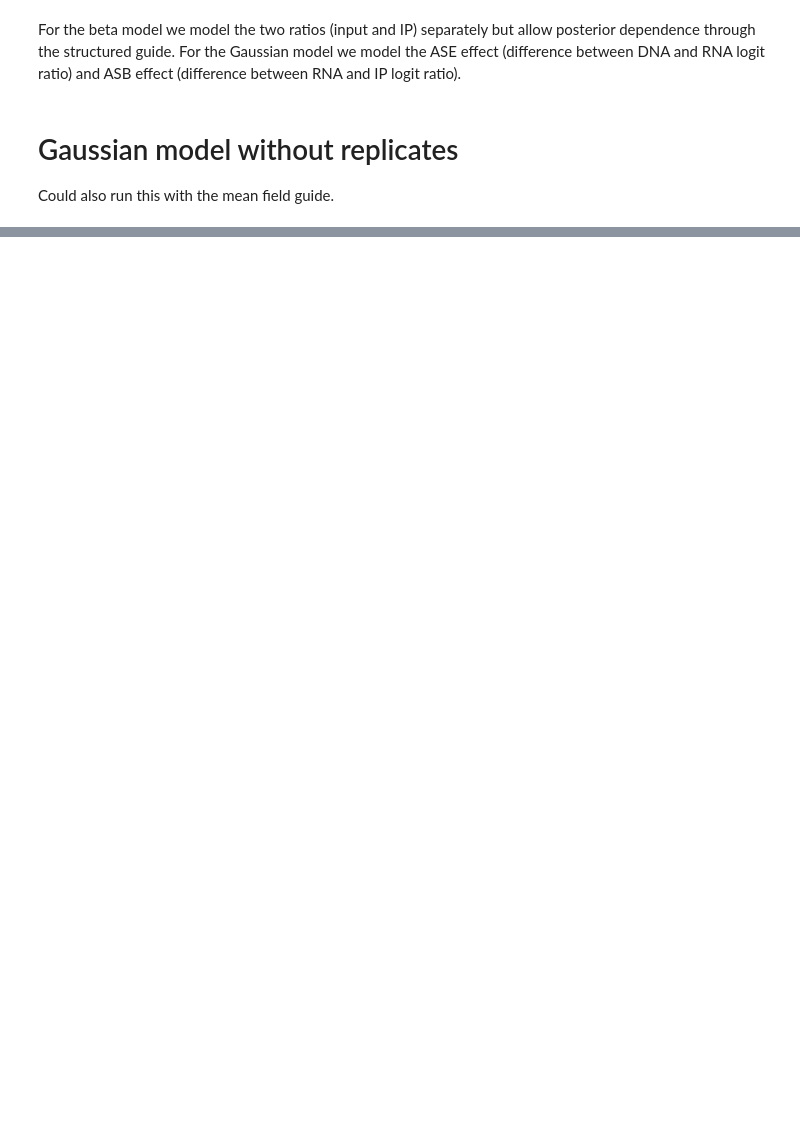
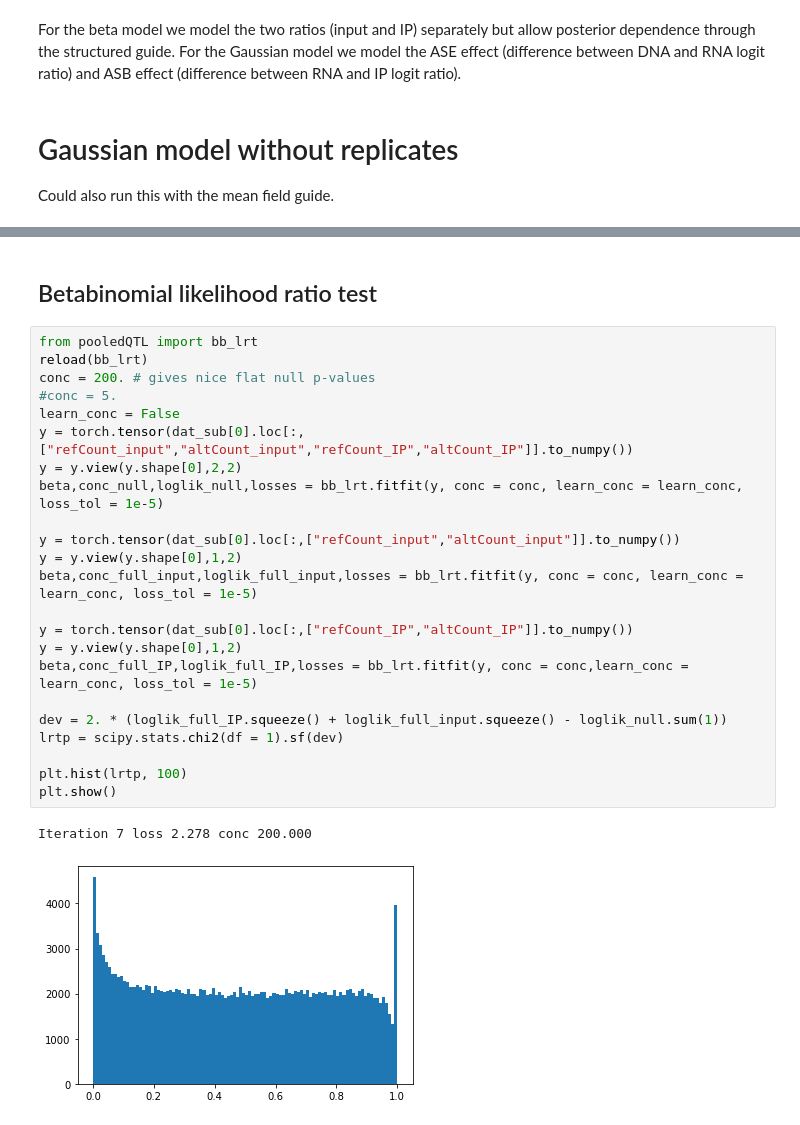
Before and after one commit to daklab/poolqtl, a Jupyter notebook: src/1_detect_ASB_RBFOX2.ipynb, the cells around one changed output, grey strips where cells are left out. Cells and saved outputs as stored; diff of their text form; blank space fills up the shorter version.

```diff
--- a/src/1_detect_ASB_RBFOX2.ipynb
+++ b/src/1_detect_ASB_RBFOX2.ipynb
@@ -192,0 +219,28 @@ Learned hyperparameters: {'ase_scale': 0.18900948762893677, 'input_count_conc':
+# %% [markdown]
+## Betabinomial likelihood ratio test
+# %%
+from pooledQTL import bb_lrt
+reload(bb_lrt)
+conc = 200. # gives nice flat null p-values
+#conc = 5.
+learn_conc = False
+y = torch.tensor(dat_sub[0].loc[:,["refCount_input","altCount_input","refCount_IP","altCount_IP"]].to_numpy())
+y = y.view(y.shape[0],2,2)
+beta,conc_null,loglik_null,losses = bb_lrt.fitfit(y, conc = conc, learn_conc = learn_conc, loss_tol = 1e-5)
+
+y = torch.tensor(dat_sub[0].loc[:,["refCount_input","altCount_input"]].to_numpy())
+y = y.view(y.shape[0],1,2)
+beta,conc_full_input,loglik_full_input,losses = bb_lrt.fitfit(y, conc = conc, learn_conc = learn_conc, loss_tol = 1e-5)
+
+y = torch.tensor(dat_sub[0].loc[:,["refCount_IP","altCount_IP"]].to_numpy())
+y = y.view(y.shape[0],1,2)
+beta,conc_full_IP,loglik_full_IP,losses = bb_lrt.fitfit(y, conc = conc,learn_conc = learn_conc, loss_tol = 1e-5)
+
+dev = 2. * (loglik_full_IP.squeeze() + loglik_full_input.squeeze() - loglik_null.sum(1))
+lrtp = scipy.stats.chi2(df = 1).sf(dev)
+
+plt.hist(lrtp, 100)
+plt.show()
+# %% [output]
+Iteration 7 loss 2.278 conc 200.000
+[figure, added]
```
Also changed, not shown: parts of 16 cells of this notebook, 11 other files.
